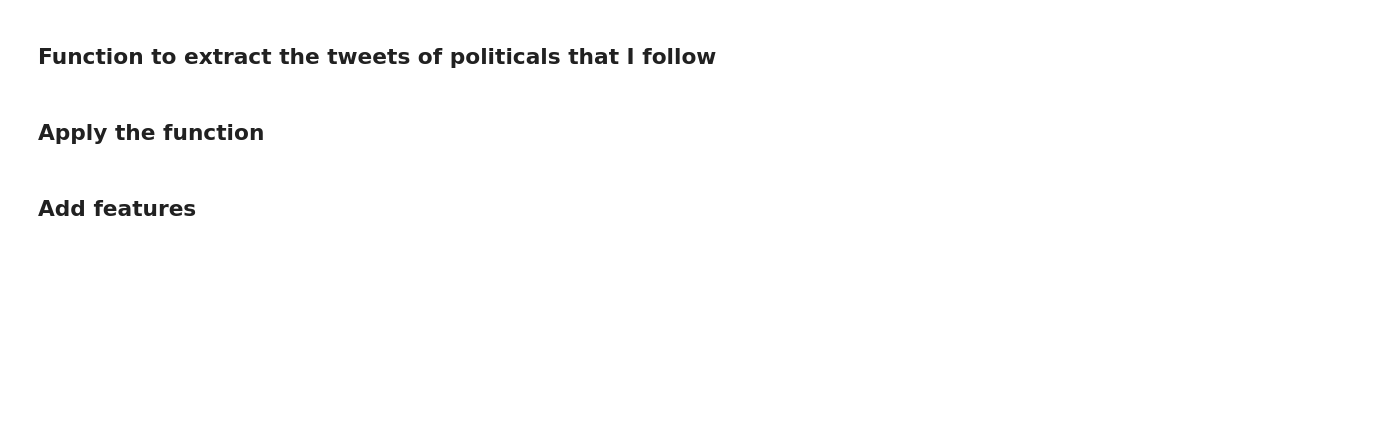
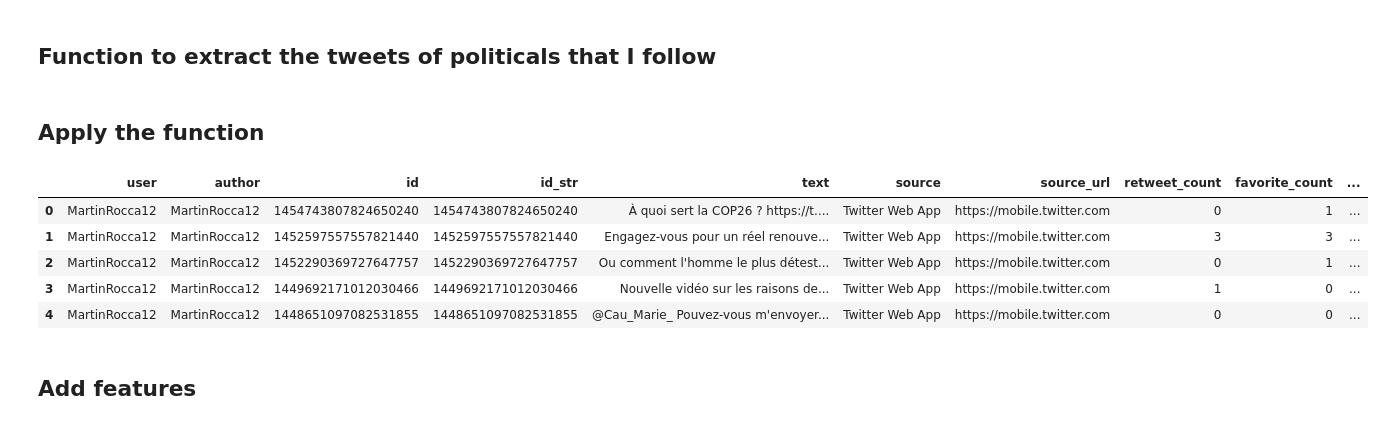
Before and after one commit to AntoineLecoursonnois/Training, a Jupyter notebook: Data_Analysis/Machine_Learning/NLP/Politics_on_twitter/1 - Find the function to extract tweets from politics I follow.ipynb, the cells around one changed output. Cells and saved outputs as stored; diff of their text form; code cells hidden in the pictures; blank space fills up the shorter version.

Commit message:
load new tweets

```diff
--- a/Data_Analysis/Machine_Learning/NLP/Politics_on_twitter/1 - Find the function to extract tweets from politics I follow.ipynb
+++ b/Data_Analysis/Machine_Learning/NLP/Politics_on_twitter/1 - Find the function to extract tweets from politics I follow.ipynb
@@ -291,6 +291,15 @@ def extract_tweets_from_politics(number_of_tweet_per_politic):
 ## Apply the function
 # %%
 last_tweets_df = extract_tweets_from_politics(number_of_tweet_per_politic=500)
+# %%
+last_tweets_df.head()
+# %% [output]
+|  | user | author | id | id_str | text | source | source_url | retweet_count | favorite_count | ... |
+| 0 | MartinRocca12 | MartinRocca12 | 1454743807824650240 | 1454743807824650240 | À quoi sert la COP26 ? https://t.... | Twitter Web App | https://mobile.twitter.com | 0 | 1 | ... |
+| 1 | MartinRocca12 | MartinRocca12 | 1452597557557821440 | 1452597557557821440 | Engagez-vous pour un réel renouve... | Twitter Web App | https://mobile.twitter.com | 3 | 3 | ... |
+| 2 | MartinRocca12 | MartinRocca12 | 1452290369727647757 | 1452290369727647757 | Ou comment l'homme le plus détest... | Twitter Web App | https://mobile.twitter.com | 0 | 1 | ... |
+| 3 | MartinRocca12 | MartinRocca12 | 1449692171012030466 | 1449692171012030466 | Nouvelle vidéo sur les raisons de... | Twitter Web App | https://mobile.twitter.com | 1 | 0 | ... |
+| 4 | MartinRocca12 | MartinRocca12 | 1448651097082531855 | 1448651097082531855 | @Cau_Marie_ Pouvez-vous m'envoyer... | Twitter Web App | https://mobile.twitter.com | 0 | 0 | ... |
 # %%
 # last_tweets_df.shape
 # %%
```
Also changed, not shown: parts of 2 cells of this notebook.
